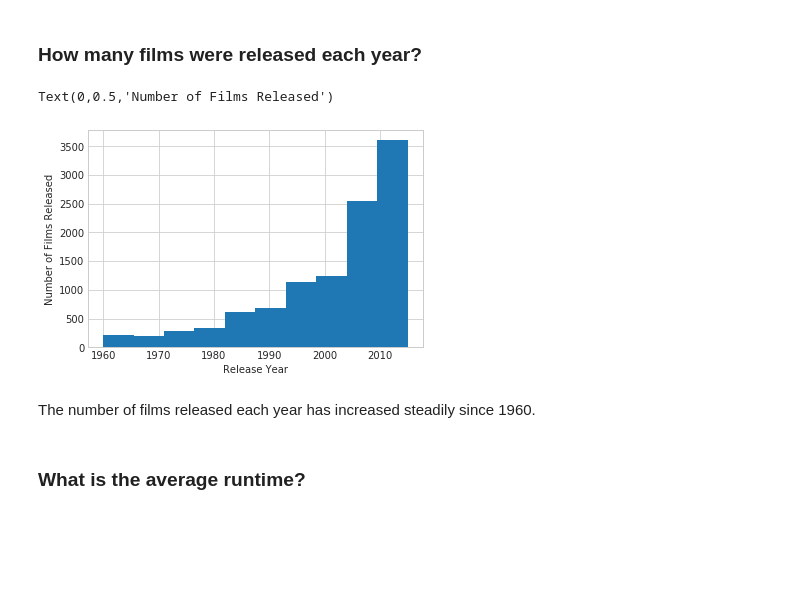
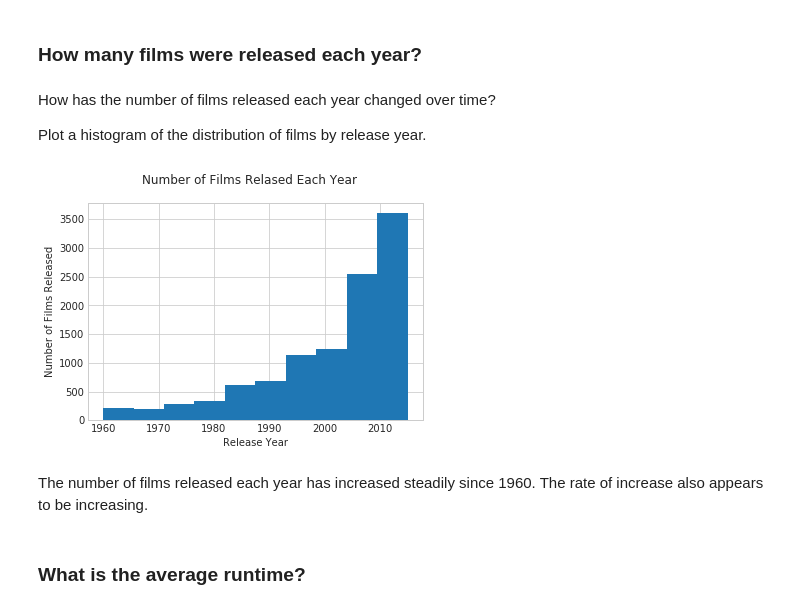
Before and after one commit to jaydee77ca/DA-T1P3-InvestigateDataset, a Jupyter notebook: t1-p3-invest_dataset.ipynb, the cells around one changed output. Cells and saved outputs as stored; diff of their text form; code cells hidden in the pictures; blank space fills up the shorter version.

```diff
--- a/t1-p3-invest_dataset.ipynb
+++ b/t1-p3-invest_dataset.ipynb
@@ -331,15 +338,19 @@ Text(0,0.5,'')
 ## Exploratory Data Analysis
 # %% [markdown]
 ### How many films were released each year?
+# %% [markdown]
+How has the number of films released each year changed over time?
+
+Plot a histogram of the distribution of films by release year.
 # %%
 h = df.release_year.hist();
-h.set_xlabel("Release Year")
-h.set_ylabel("Number of Films Released")
+h.set_xlabel("Release Year");
+h.set_ylabel("Number of Films Released");
+pl.suptitle("Number of Films Relased Each Year");
 # %% [output]
-Text(0,0.5,'Number of Films Released')
-[figure, old version]
+[figure, new version]
 # %% [markdown]
-The number of films released each year has increased steadily since 1960.
+The number of films released each year has increased steadily since 1960. The rate of increase also appears to be increasing.
 # %% [markdown]
 ### What is the average runtime?
 # %%
```
Also changed, not shown: parts of 50 cells of this notebook, 1 other file.
